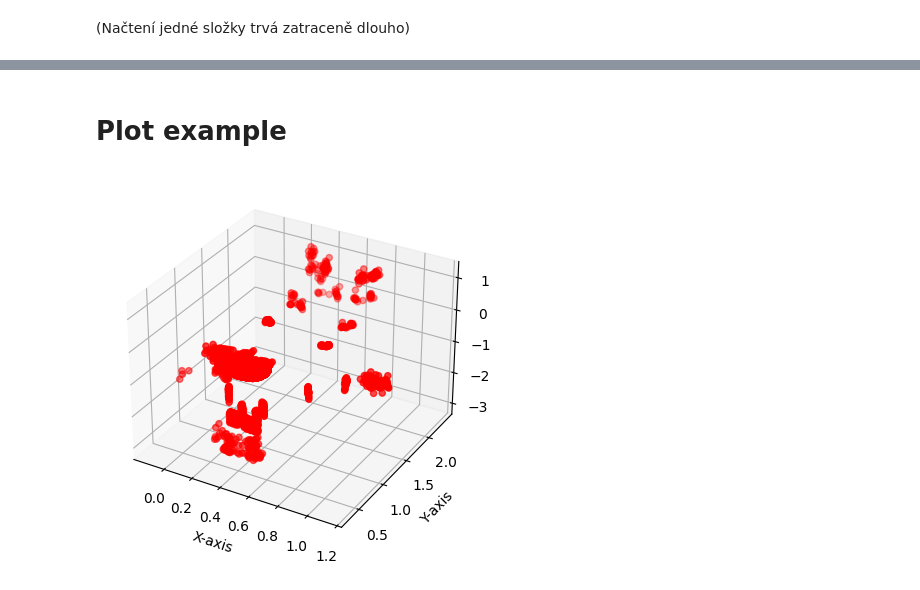
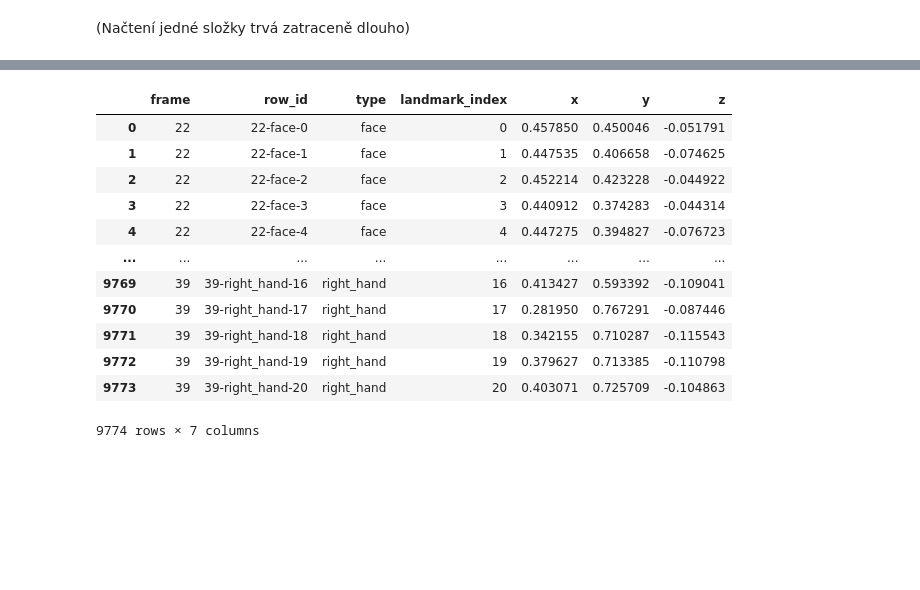
Before and after one commit to Strojove-uceni/23206-final-sign-language-recognition-in-video, a Jupyter notebook: data_preprocess.ipynb, the cells around one changed output, grey strips where cells are left out. Drawn from its saved outputs; the diff is of its cells as text; code cells hidden in the pictures; blank space fills up the shorter version.

Commit message:
Data reorganized to classes

```diff
--- a/data_preprocess.ipynb
+++ b/data_preprocess.ipynb
@@ -36,19 +64,3 @@ df_train.head()
 # Load all files in linked repository
 # %% [markdown]
 (Načtení jedné složky trvá zatraceně dlouho)
-# %%
-# Dictionary for data
-data = {}
-
-# Listing all participant indexes
-for participant_folder in os.listdir(path + "/train_landmark_files/"):
-  path_folder = path + "/train_landmark_files/" + participant_folder + "/"
-  # Listing all files for participant
-  for file_name in os.listdir(path_folder):
-    path_file = "train_landmark_files/" + participant_folder + "/" + file_name
-    # Find row with sing information
-    df_file_info = df_train[df_train.path == path_file]
-    # Load DataFrame
-    df_file = pd.read_parquet(path + "/" + path_file, engine='pyarrow')
-    # Write into dictionary
-    data[df_file_info.sign.values[0]] = {"participant_id": df_file_info.participant_id.values[0], "points": df_file}
@@ -93,15 +67,32 @@ df_example.head()
-# %% [markdown]
-# Plot example
-# %%
-fig = plt.figure()
-ax = fig.add_subplot(111, projection='3d')
-
-ax.scatter(data[key_word]["points"]["x"], data[key_word]["points"]['y'], data[key_word]["points"]['z'], c='r', marker='o') # You can customize the color and marker
-
-ax.set_xlabel('X-axis')
-ax.set_ylabel('Y-axis')
-ax.set_zlabel('Z-axis')
-
-plt.show()
-# %% [output]
-[figure, removed]
+# %%
+class Data:
+  def __init__(self):
+    self.data = []
+
+  def read_all(self, df):
+    for participant_folder in os.listdir(path + "/train_landmark_files/"):
+      path_folder = path + "/train_landmark_files/" + participant_folder + "/"
+      for file_name in os.listdir(path_folder):
+        file_num = int(file_name.split(".")[0])
+        df_row = df_train[(df_train.participant_id == int(participant_folder)) & (df_train.sequence_id == file_num)]
+        self.data.append(Sign(path, int(participant_folder), file_num, df_row.sign.values[0]))
+# %%
+# Dictionary for data
+data = Data()
+data.read_all(df_train)
+# %%
+data.data[0].df
+# %% [output]
+|  | frame | row_id | type | landmark_index | x | y | z |
+| 0 | 22 | 22-face-0 | face | 0 | 0.457850 | 0.450046 | -0.051791 |
+| 1 | 22 | 22-face-1 | face | 1 | 0.447535 | 0.406658 | -0.074625 |
+| 2 | 22 | 22-face-2 | face | 2 | 0.452214 | 0.423228 | -0.044922 |
+| 3 | 22 | 22-face-3 | face | 3 | 0.440912 | 0.374283 | -0.044314 |
+| 4 | 22 | 22-face-4 | face | 4 | 0.447275 | 0.394827 | -0.076723 |
+| ... | ... | ... | ... | ... | ... | ... | ... |
+| 9769 | 39 | 39-right_hand-16 | right_hand | 16 | 0.413427 | 0.593392 | -0.109041 |
+| 9770 | 39 | 39-right_hand-17 | right_hand | 17 | 0.281950 | 0.767291 | -0.087446 |
+| 9771 | 39 | 39-right_hand-18 | right_hand | 18 | 0.342155 | 0.710287 | -0.115543 |
+| 9772 | 39 | 39-right_hand-19 | right_hand | 19 | 0.379627 | 0.713385 | -0.110798 |
+| 9773 | 39 | 39-right_hand-20 | right_hand | 20 | 0.403071 | 0.725709 | -0.104863 |
+9774 rows × 7 columns
```
Also changed, not shown: parts of 8 cells of this notebook.
